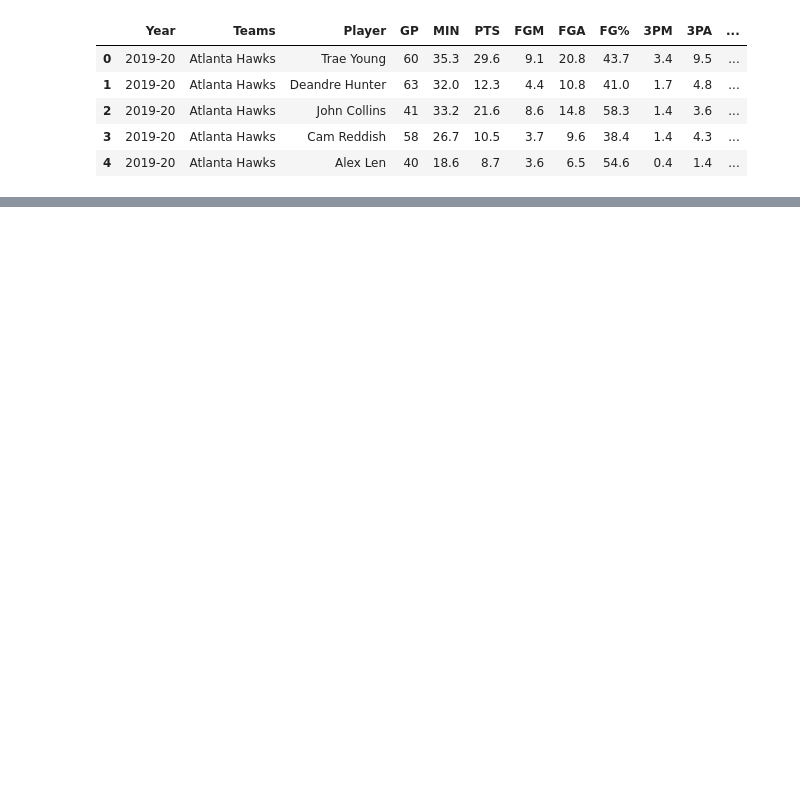
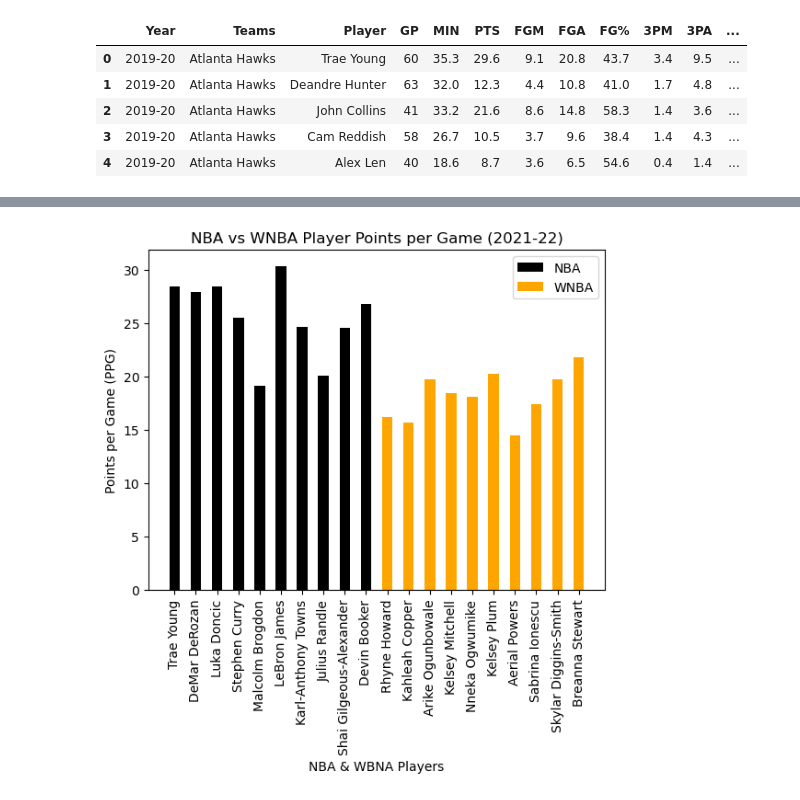
Before and after one commit to Hensonkk/NBA-VS-WNBA, a Jupyter notebook: NBA v WNBA data comparison.ipynb, the cells around one changed output, grey strips where cells are left out. Drawn from its saved outputs; the diff is of its cells as text; code cells hidden in the pictures; blank space fills up the shorter version.

```diff
--- a/NBA v WNBA data comparison.ipynb
+++ b/NBA v WNBA data comparison.ipynb
@@ -103,0 +221,4 @@ ws.groupby(level = 0, group_keys = False).nlargest(1).reset_index()
+# %%
+ms4 = m_stats_21_22.groupby(["Teams", "Player"])["PTS"].max()
+ms4 = ms4.groupby(level=0 , group_keys=False).nlargest(1).reset_index()
+ms4
@@ -103,0 +237,4 @@ ws.groupby(level = 0, group_keys = False).nlargest(1).reset_index()
+# %%
+ws4 = w_stats_21_22.groupby(["Team", "Player"])["PTS"].max()
+ws4 = ws4.groupby(level = 0, group_keys = False).nlargest(1).reset_index()
+ws4
@@ -103,0 +253,17 @@ ws.groupby(level = 0, group_keys = False).nlargest(1).reset_index()
+# %%
+x3 = ms4["Player"]
+y3= ms4["PTS"]
+x4 = ws4["Player"]
+y4 = ws4["PTS"]
+# %%
+plt.bar(x3, y3, width = .5, label = "NBA", color = "black")
+plt.bar(x4, y4, width = .5, label = "WNBA", color = "orange")
+plt.xlabel("NBA & WBNA Players")
+plt.ylabel("Points per Game (PPG)")
+plt.title("NBA vs WNBA Player Points per Game (2021-22)")
+plt.xticks(rotation = "vertical")
+plt.legend()
+plt.savefig("graph_outputs/PPG3.png")
+plt.show()
+# %% [output]
+[figure, added]
```
Also changed, not shown: parts of 28 cells of this notebook, 5 other files.
